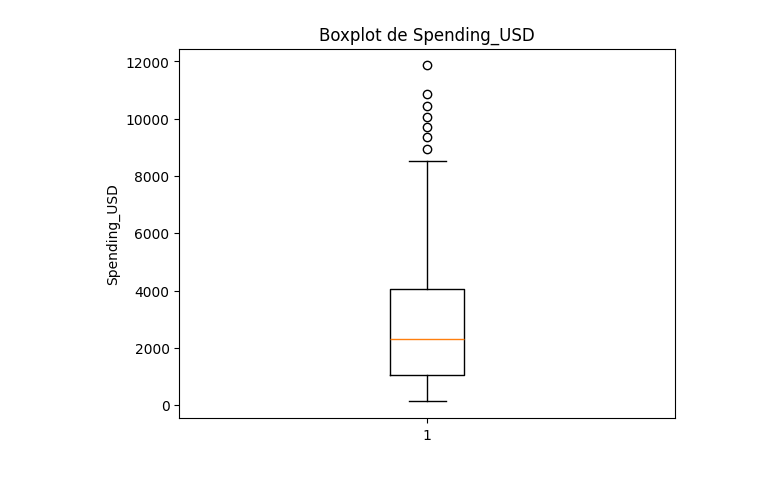
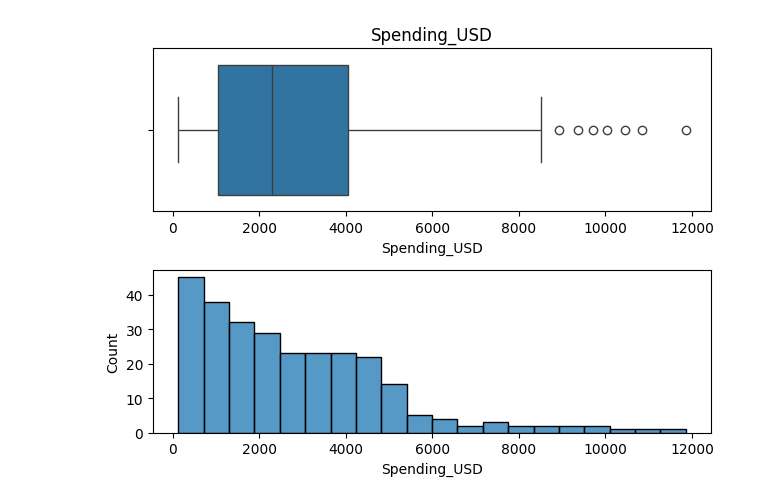
Before and after one commit to nouresho/statistiques-projet, a Jupyter notebook: statistique.ipynb, the cells around one changed output. Cells and saved outputs as stored; diff of their text form; code cells hidden in the pictures.

```diff
--- a/statistique.ipynb
+++ b/statistique.ipynb
@@ -223,13 +71,12 @@ plt.show()
-# %%
-# ==============================
-# 2. Boxplot
-# ==============================
-plt.figure()
-plt.boxplot(df['Spending_USD'])
-
-plt.title("Boxplot de Spending_USD")
-plt.ylabel("Spending_USD")
-
-plt.show()
-# %% [output]
-[figure, removed]
+# %%
+fig, axes = plt.subplots(2, 1)  # 2 rows, 1 column
+
+sns.histplot(df["Spending_USD"], bins=20, ax=axes[1])
+
+sns.boxplot(x=df["Spending_USD"], ax=axes[0])
+axes[0].set_title("Spending_USD")
+
+plt.tight_layout()
+plt.show()
+# %% [output]
+[figure, added]
```
Also changed, not shown: parts of 27 cells of this notebook, 2 other files.
